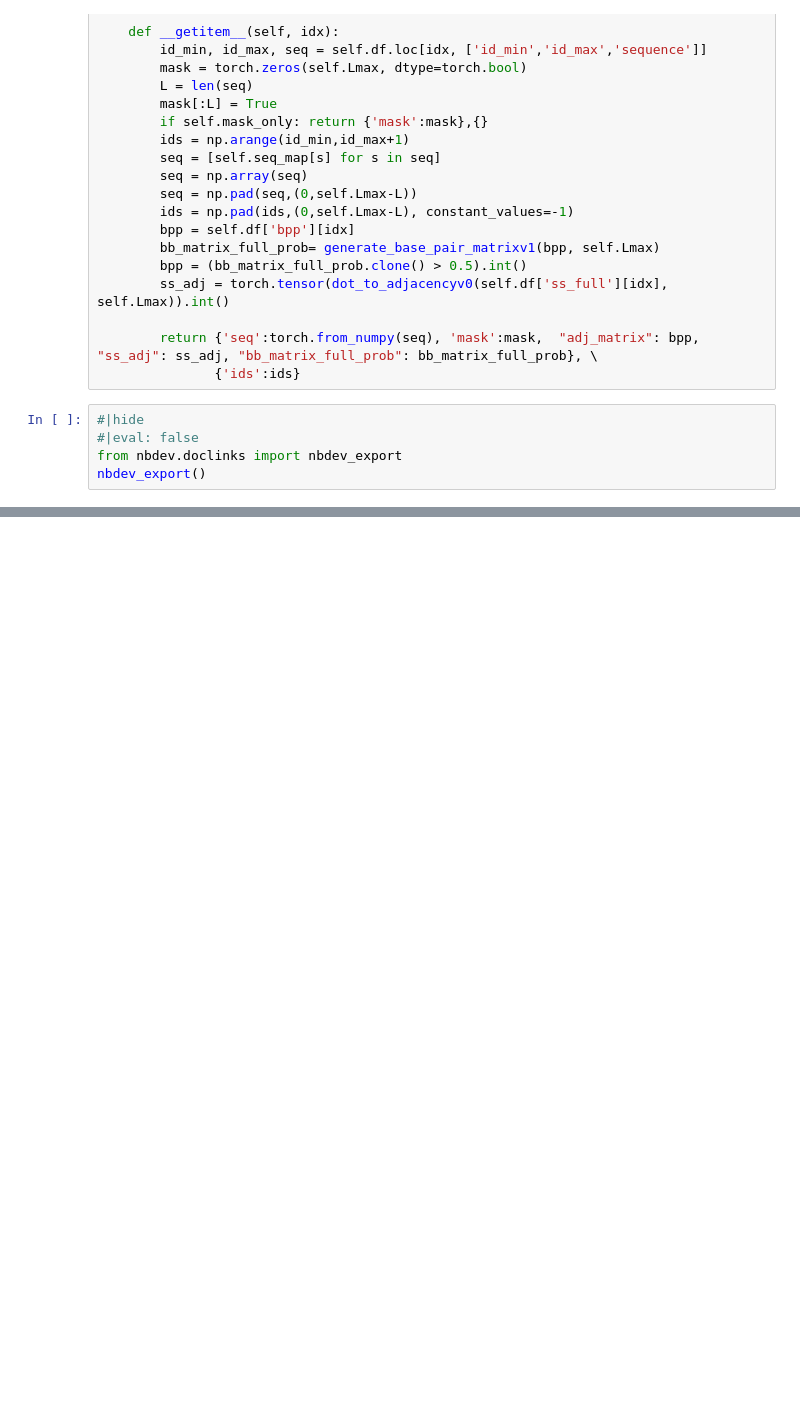
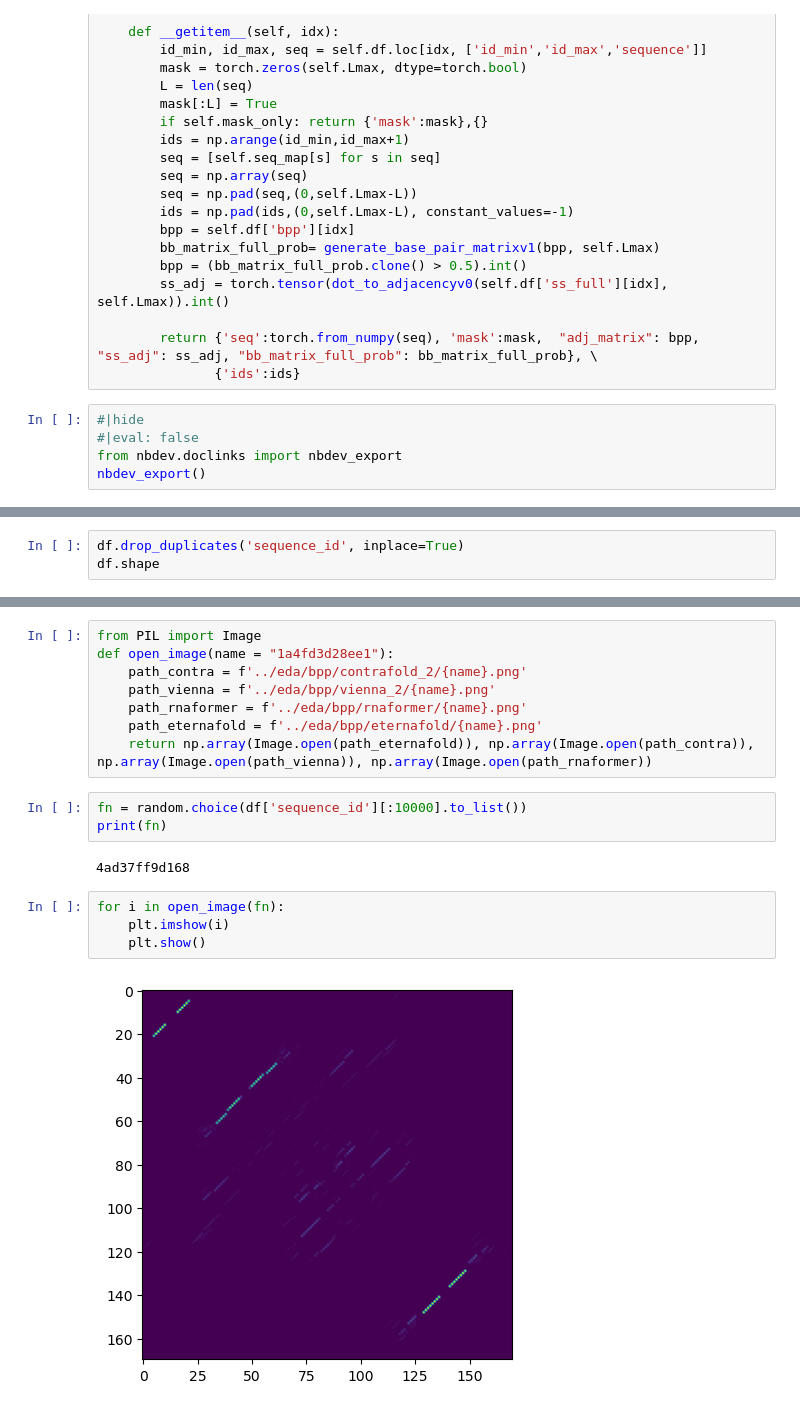
Before and after one commit to DrHB/rna-stanford, a Jupyter notebook: nbs/00_dataset.ipynb, the cells around one changed output, grey strips where cells are left out. Saved outputs shown, nothing was run; the diff lists cells and outputs as text; blank space fills up the shorter version.

```diff
--- a/nbs/00_dataset.ipynb
+++ b/nbs/00_dataset.ipynb
@@ -1188,0 +1172,3 @@ PK50_silico_predictions.csv    R1_silico_predictions.csv
+# %%
+df.drop_duplicates('sequence_id', inplace=True)
+df.shape
@@ -1188,0 +1206,19 @@ PK50_silico_predictions.csv    R1_silico_predictions.csv
+# %%
+from PIL import Image
+def open_image(name = "1a4fd3d28ee1"):
+    path_contra = f'../eda/bpp/contrafold_2/{name}.png'
+    path_vienna = f'../eda/bpp/vienna_2/{name}.png'
+    path_rnaformer = f'../eda/bpp/rnaformer/{name}.png'
+    path_eternafold = f'../eda/bpp/eternafold/{name}.png'
+    return np.array(Image.open(path_eternafold)), np.array(Image.open(path_contra)), np.array(Image.open(path_vienna)), np.array(Image.open(path_rnaformer))
+# %%
+fn = random.choice(df['sequence_id'][:10000].to_list())
+print(fn)
+# %% [output]
+4ad37ff9d168
+# %%
+for i in open_image(fn):
+    plt.imshow(i)
+    plt.show()
+# %% [output]
+[figure, added]
```
Also changed, not shown: parts of 13 cells of this notebook, 3 other files.
